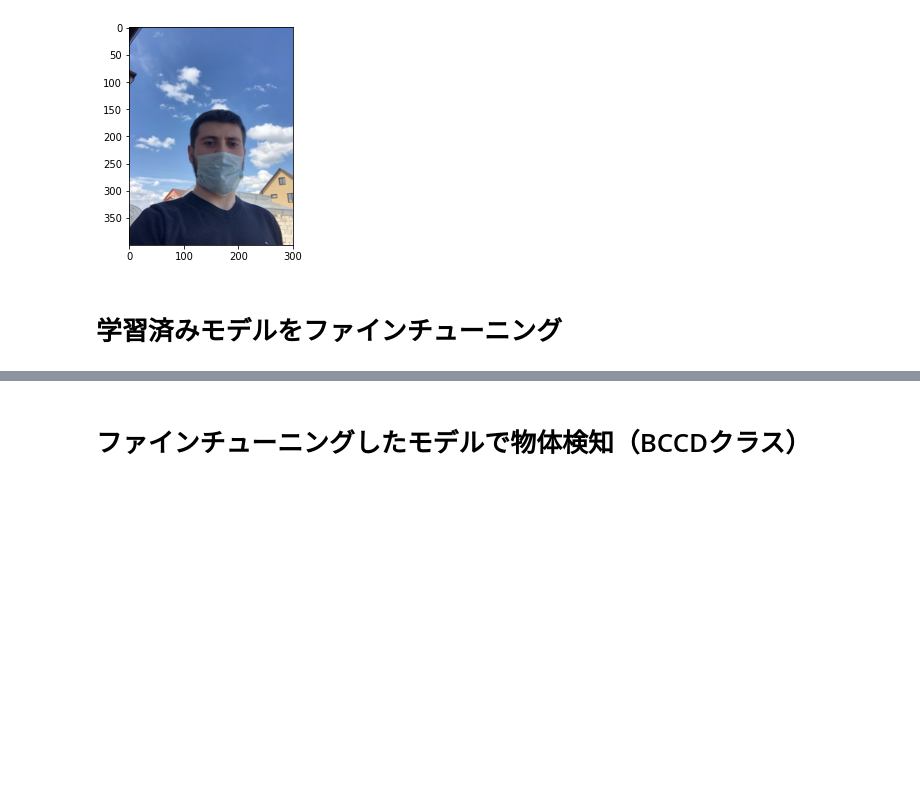
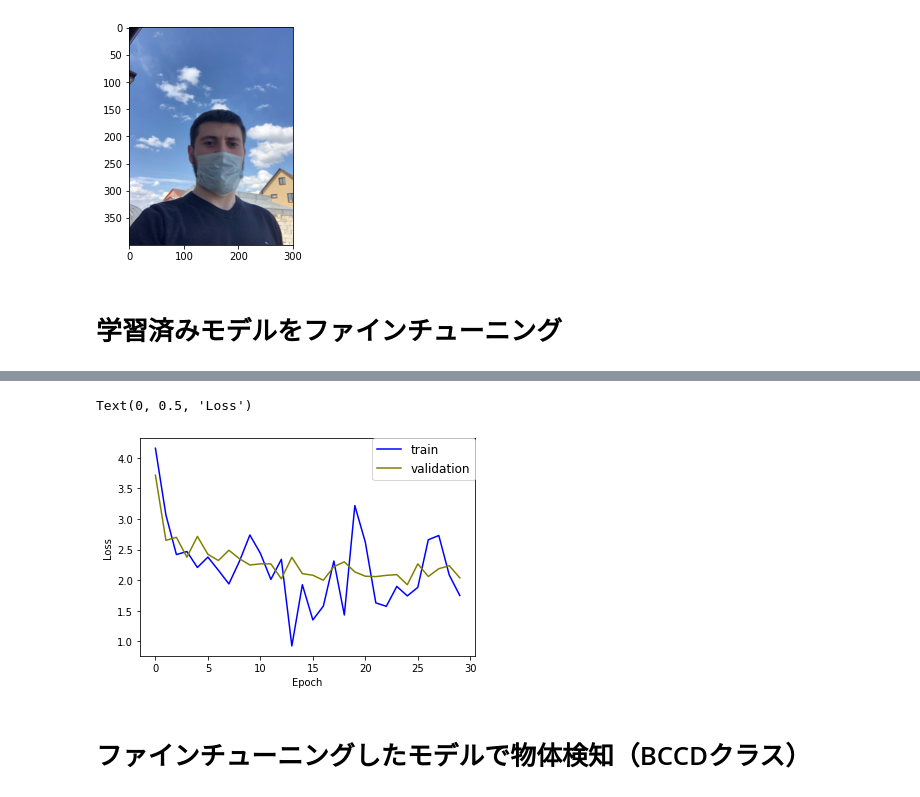
Before and after one commit to tasotasoso/pytorch_ssd, a Jupyter notebook: ssd_demo.ipynb, the cells around one changed output, grey strips where cells are left out. Drawn from its saved outputs; the diff is of its cells as text; code cells hidden in the pictures; blank space fills up the shorter version.

Commit message:
validationの追加

```diff
--- a/ssd_demo.ipynb
+++ b/ssd_demo.ipynb
@@ -311,3 +316,17 @@ iter 490 || Loss: 1.7892 ||
+# %%
+import matplotlib.pyplot as plt
+%matplotlib inline
+
+fig = plt.figure()
+ax = plt.axes()
+ax.plot(range(len(train_losses)), train_losses, color="blue", label="train")
+ax.plot(range(len(val_losses)), val_losses, color="olive", label="validation")
+_ = plt.legend(bbox_to_anchor=(1, 1), loc='upper right', borderaxespad=0, fontsize=12)
+_ = plt.xlabel('Epoch')
+_ = plt.ylabel('Loss')
+# %% [output]
+Text(0, 0.5, 'Loss')
+[figure, added]
 # %% [markdown]
 # ファインチューニングしたモデルで物体検知（BCCDクラス）
 # %%
```
Also changed, not shown: parts of 8 cells of this notebook.
